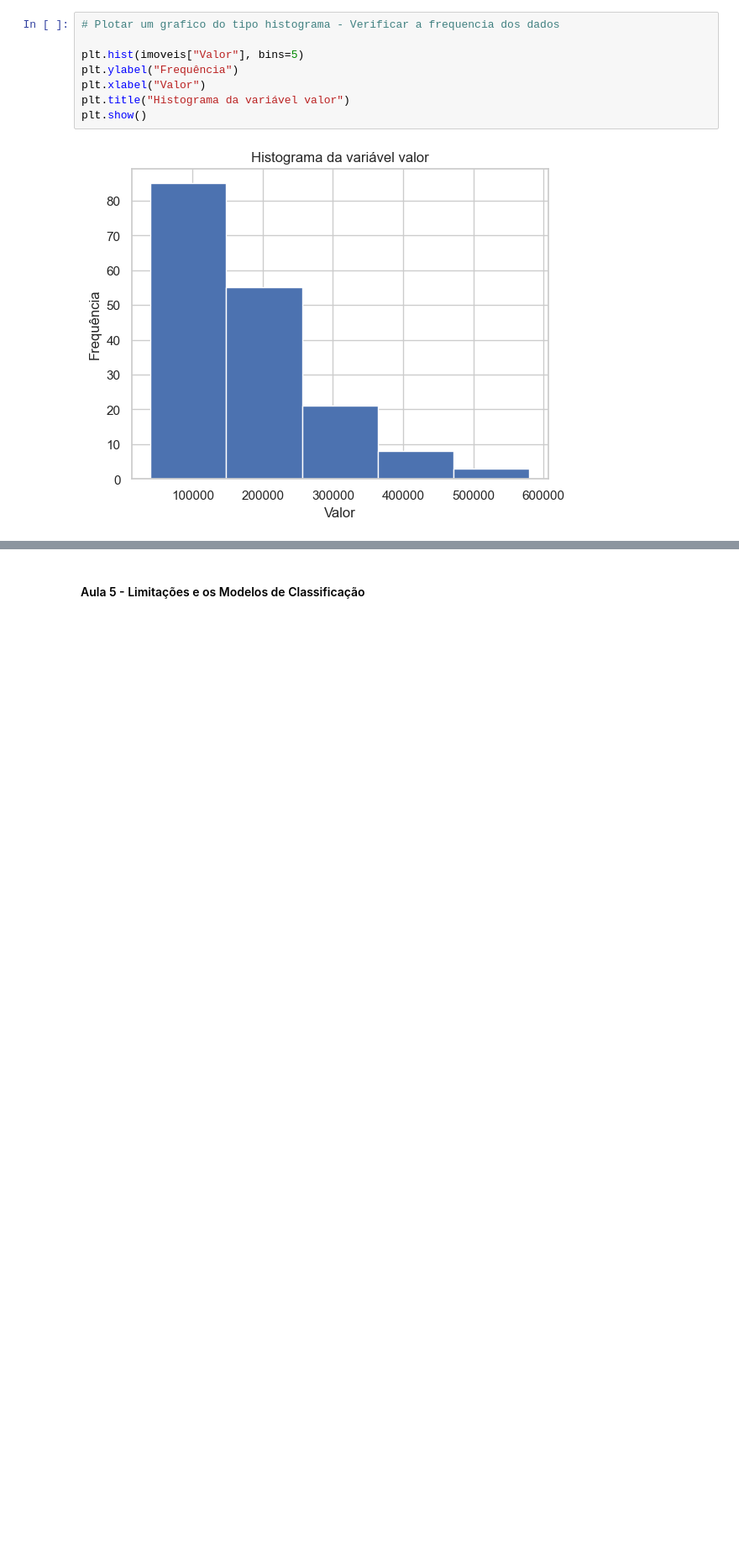
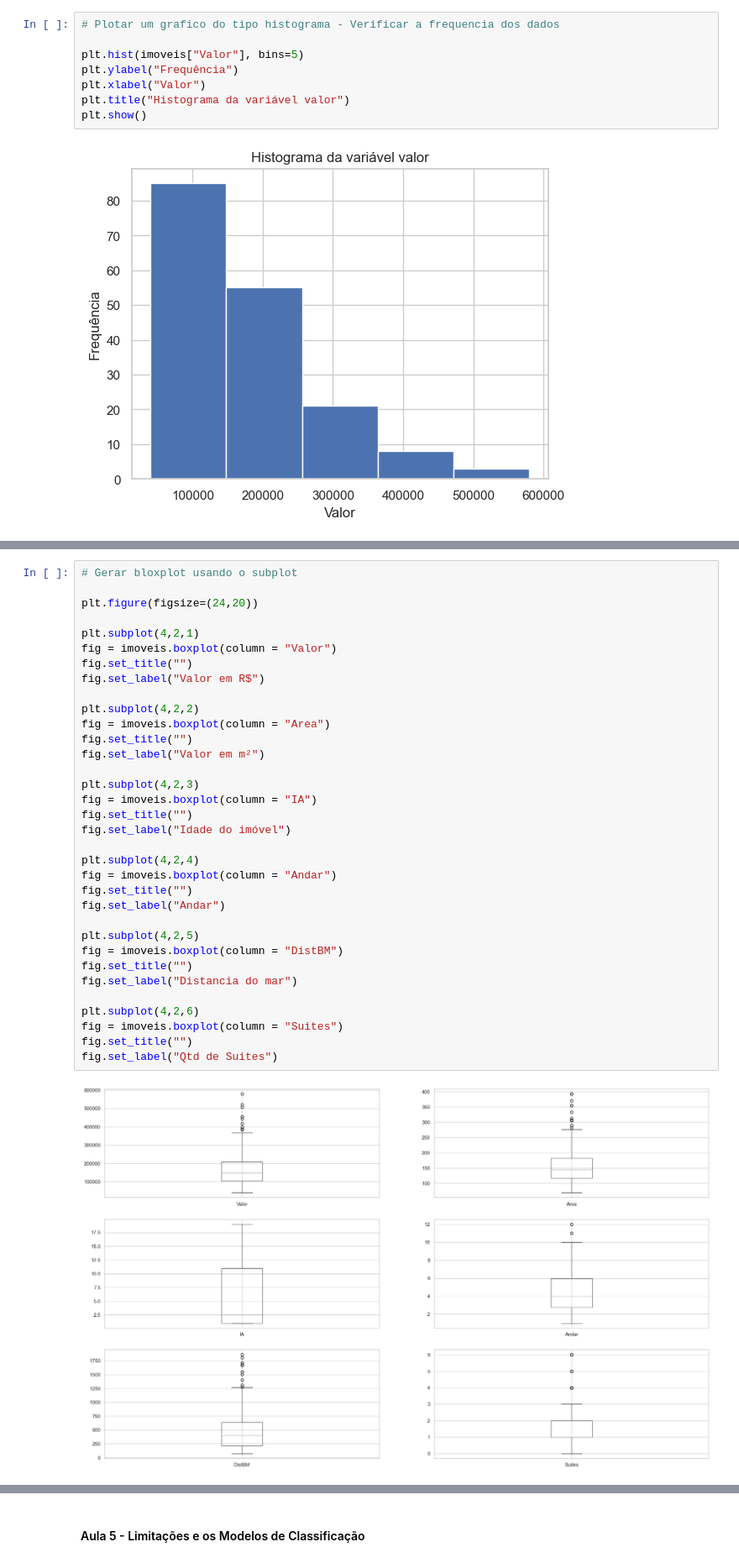
Before and after one commit to RicardViana/fiap-Machine-Learning-and-Time-Series, a Jupyter notebook: machine_learning_com_python.ipynb, the cells around one changed output, grey strips where cells are left out. Shown at 84% size. Saved outputs shown, nothing was run; the diff lists cells and outputs as text; blank space fills up the shorter version.

```diff
--- a/machine_learning_com_python.ipynb
+++ b/machine_learning_com_python.ipynb
@@ -1409,0 +1456,36 @@ plt.show()
+# %%
+# Gerar bloxplot usando o subplot
+
+plt.figure(figsize=(24,20))
+
+plt.subplot(4,2,1)
+fig = imoveis.boxplot(column = "Valor")
+fig.set_title("")
+fig.set_label("Valor em R$")
+
+plt.subplot(4,2,2)
+fig = imoveis.boxplot(column = "Area")
+fig.set_title("")
+fig.set_label("Valor em m²")
+
+plt.subplot(4,2,3)
+fig = imoveis.boxplot(column = "IA")
+fig.set_title("")
+fig.set_label("Idade do imóvel")
+
+plt.subplot(4,2,4)
+fig = imoveis.boxplot(column = "Andar")
+fig.set_title("")
+fig.set_label("Andar")
+
+plt.subplot(4,2,5)
+fig = imoveis.boxplot(column = "DistBM")
+fig.set_title("")
+fig.set_label("Distancia do mar")
+
+plt.subplot(4,2,6)
+fig = imoveis.boxplot(column = "Suites")
+fig.set_title("")
+fig.set_label("Qtd de Suites")
+# %% [output]
+[figure, added]
```
Also changed, not shown: parts of 5 cells of this notebook.
